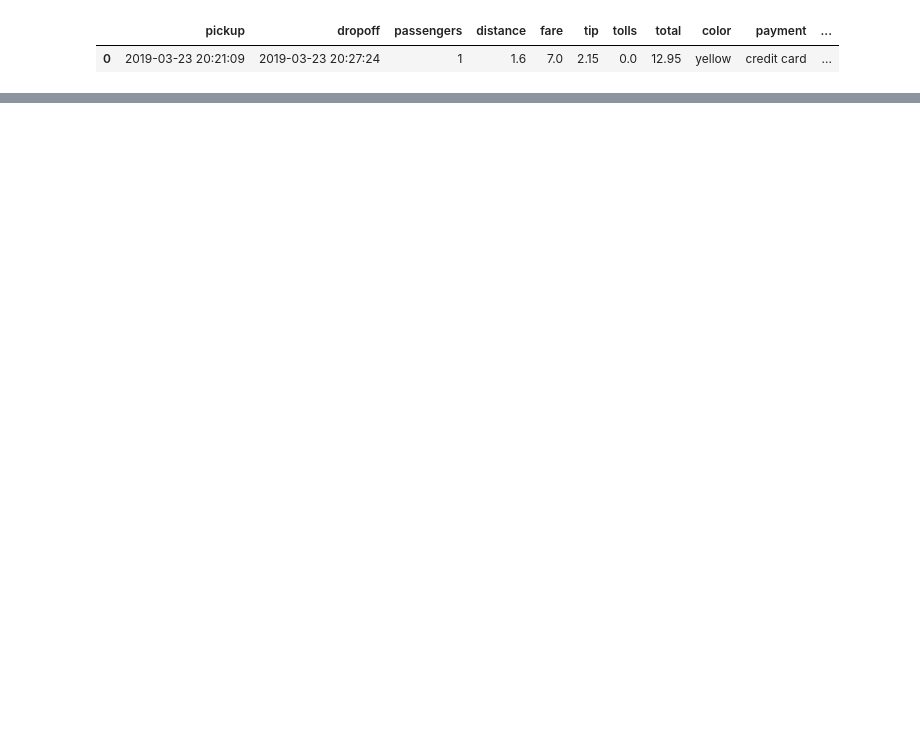
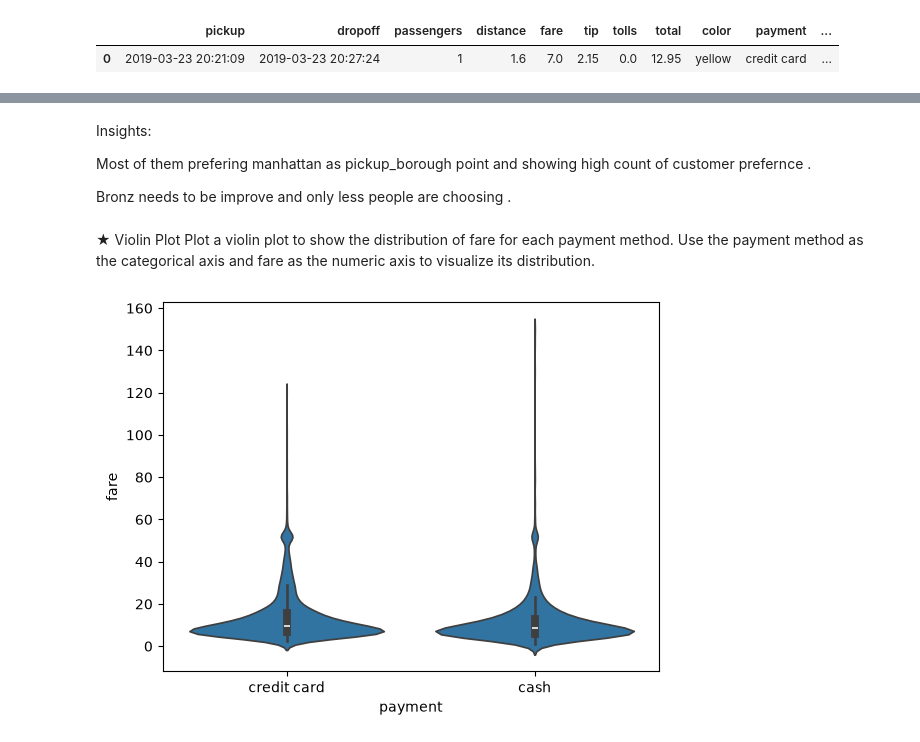
Before and after one commit to mincysuhail-star/Python_, a Jupyter notebook: pandasassgmnt11.ipynb, the cells around one changed output, grey strips where cells are left out. Cells and saved outputs as stored; diff of their text form; code cells hidden in the pictures; blank space fills up the shorter version.

```diff
--- a/pandasassgmnt11.ipynb
+++ b/pandasassgmnt11.ipynb
@@ -149,0 +240,16 @@ plt.show()
+# %% [markdown]
+Insights:
+
+Most of them prefering manhattan as pickup_borough point and showing high count of customer prefernce .
+
+Bronz needs to be improve and only less people are choosing .
+# %% [markdown]
+★ Violin Plot
+Plot a violin plot to show the distribution of fare for each payment method. Use the
+payment method as the categorical axis and fare as the numeric axis to visualize its
+distribution.
+# %%
+sns.violinplot(data=df,y="fare",x="payment")
+plt.show()
+# %% [output]
+[figure, added]
```
Also changed, not shown: parts of 31 cells of this notebook.
